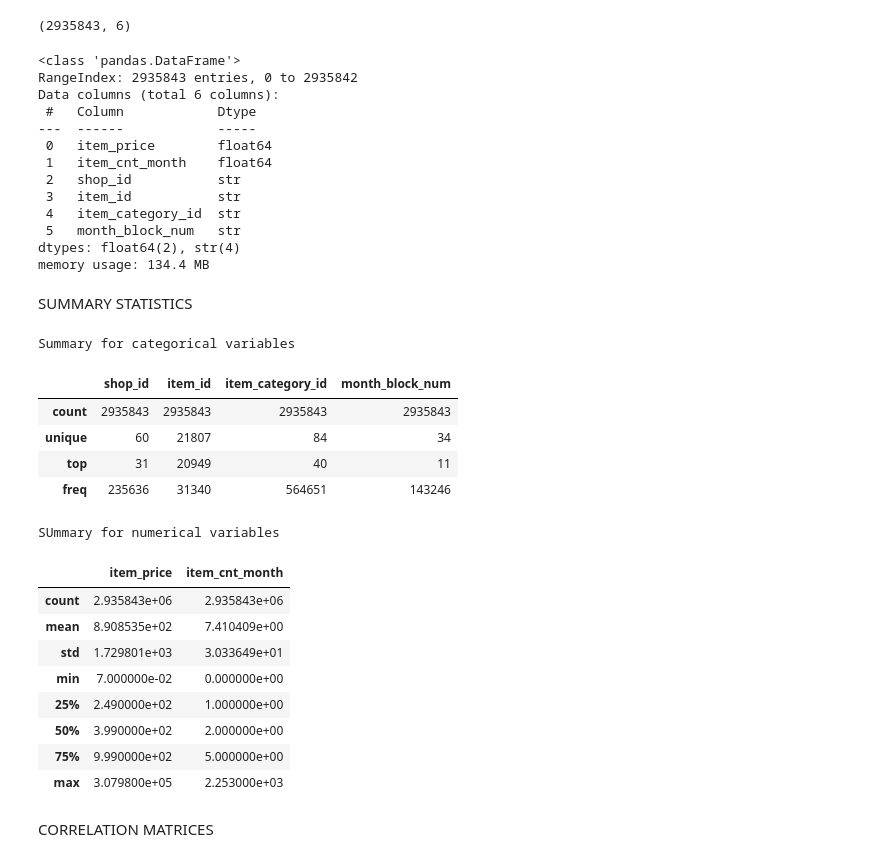
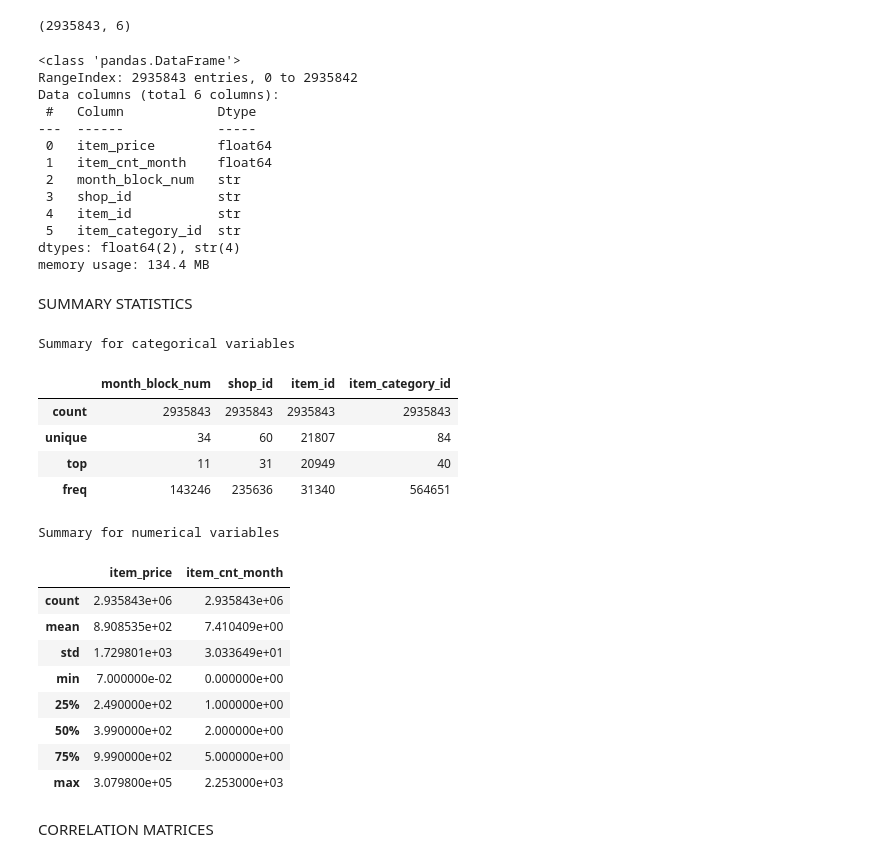
Before and after one commit to Dan23ws12/Kaggle-Predict-Future-Sales, a Jupyter notebook: src/data exploration/exploratory_data_analysis.ipynb, the cells around one changed output. Cells and saved outputs as stored; diff of their text form; code cells hidden in the pictures.

```diff
--- a/src/data exploration/exploratory_data_analysis.ipynb
+++ b/src/data exploration/exploratory_data_analysis.ipynb
@@ -17,4 +18,4 @@ True
 # %% [markdown]
 IMPORT THE DATA and PREP WORK
 # %%
-sales = pd.read_csv(os.getenv("CLEAN_DATA_PATH") + "/sales_train_cnt_0.csv")
+sales = pd.read_csv(os.getenv("FULL_DATA_PATH") + "/sales_full_0.csv")
@@ -40,29 +37,29 @@ Data columns (total 6 columns):
 ---  ------            -----
  0   item_price        float64
  1   item_cnt_month    float64
- 2   shop_id           str
- 3   item_id           str
- 4   item_category_id  str
- 5   month_block_num   str
+ 2   month_block_num   str
+ 3   shop_id           str
+ 4   item_id           str
+ 5   item_category_id  str
 dtypes: float64(2), str(4)
 memory usage: 134.4 MB
 # %% [markdown]
 SUMMARY STATISTICS
 # %%
 print("Summary for categorical variables")
-sales[cat_cols].describe()
+sales[CAT_COLS].describe()
 # %% [output]
 Summary for categorical variables
-|  | shop_id | item_id | item_category_id | month_block_num |
+|  | month_block_num | shop_id | item_id | item_category_id |
 | count | 2935843 | 2935843 | 2935843 | 2935843 |
-| unique | 60 | 21807 | 84 | 34 |
-| top | 31 | 20949 | 40 | 11 |
-| freq | 235636 | 31340 | 564651 | 143246 |
+| unique | 34 | 60 | 21807 | 84 |
+| top | 11 | 31 | 20949 | 40 |
+| freq | 143246 | 235636 | 31340 | 564651 |
 # %%
 print("Summary for numerical variables")
-sales[numeric_cols].describe()
+sales[NUMERIC_COLS].describe()
 # %% [output]
-SUmmary for numerical variables
+Summary for numerical variables
 |  | item_price | item_cnt_month |
 | count | 2.935843e+06 | 2.935843e+06 |
 | mean | 8.908535e+02 | 7.410409e+00 |
```
Also changed, not shown: parts of 7 cells of this notebook.
